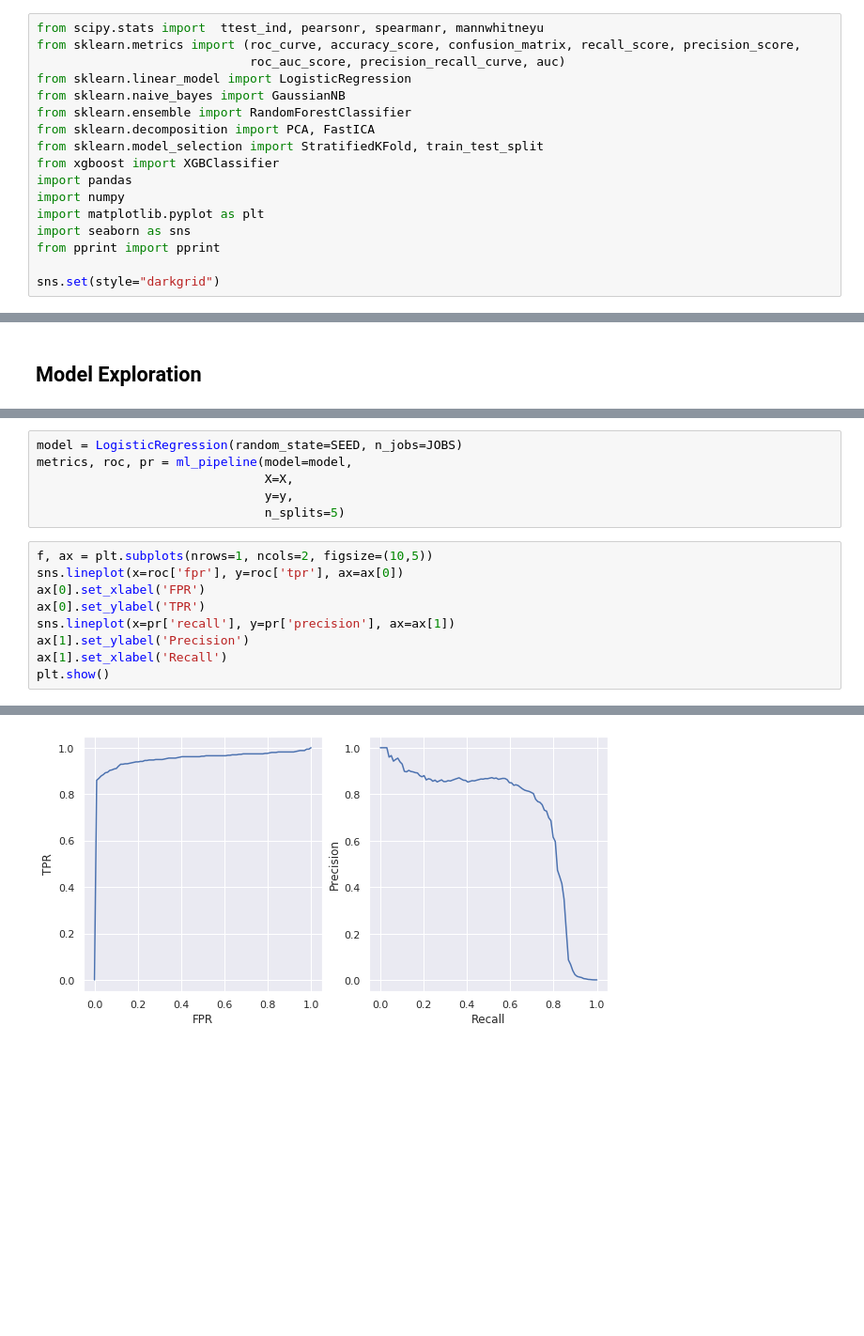
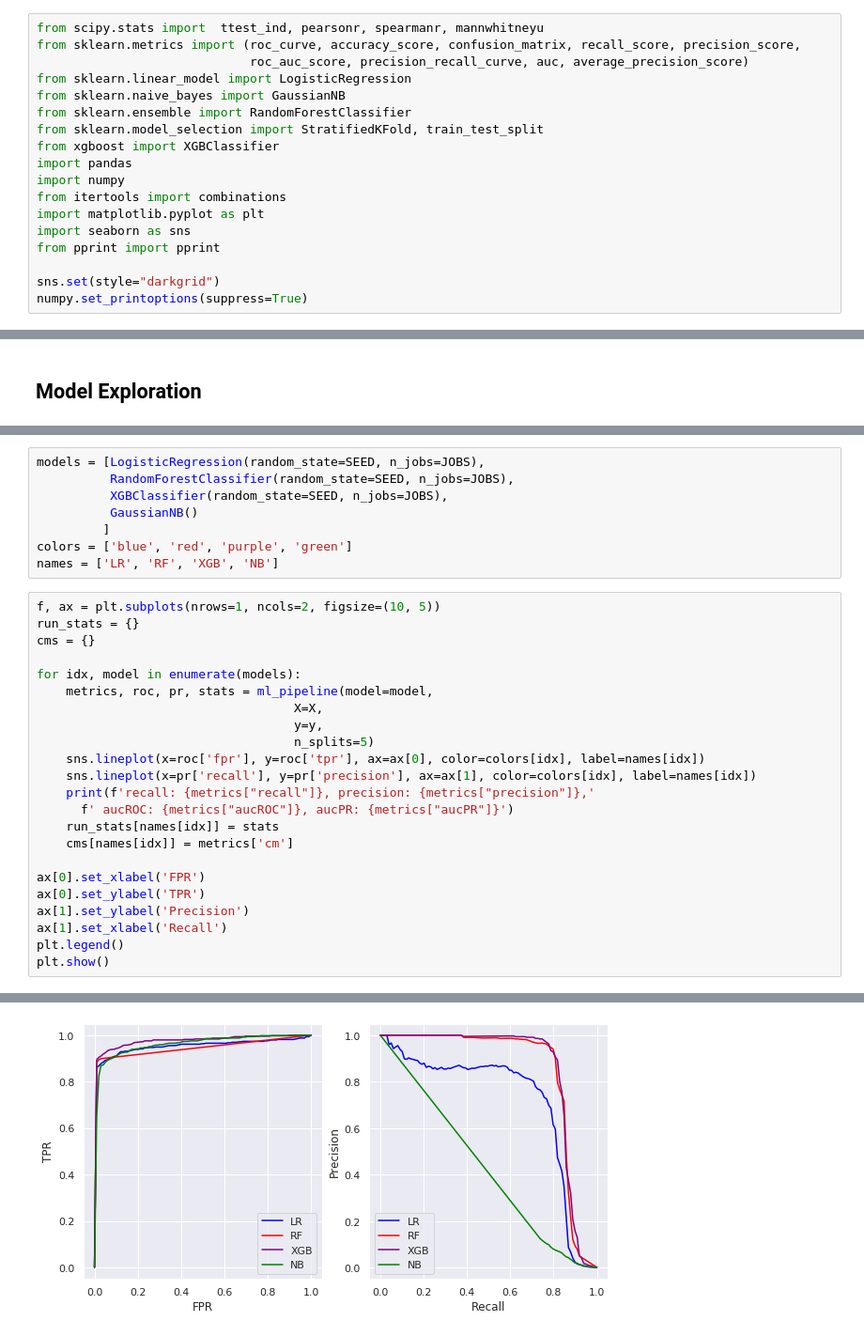
Before and after one commit to VladimirIsakov91/CreditCardFraud, a Jupyter notebook: CreditCardFraud.ipynb, the cells around one changed output, grey strips where cells are left out. Shown: that part at 94% size. Cells and saved outputs as stored; diff of their text form; blank space fills up the shorter version.

Commit message:
add models and run stats

```diff
--- a/CreditCardFraud.ipynb
+++ b/CreditCardFraud.ipynb
@@ -11,20 +11,21 @@ Kaggle dataset - https://www.kaggle.com/mlg-ulb/creditcardfraud?select=creditcar
 # %%
 from scipy.stats import  ttest_ind, pearsonr, spearmanr, mannwhitneyu
 from sklearn.metrics import (roc_curve, accuracy_score, confusion_matrix, recall_score, precision_score,
-                             roc_auc_score, precision_recall_curve, auc)
+                             roc_auc_score, precision_recall_curve, auc, average_precision_score)
 from sklearn.linear_model import LogisticRegression
 from sklearn.naive_bayes import GaussianNB
 from sklearn.ensemble import RandomForestClassifier
-from sklearn.decomposition import PCA, FastICA
 from sklearn.model_selection import StratifiedKFold, train_test_split
 from xgboost import XGBClassifier
 import pandas
 import numpy
+from itertools import combinations
 import matplotlib.pyplot as plt
 import seaborn as sns
 from pprint import pprint
 
 sns.set(style="darkgrid")
+numpy.set_printoptions(suppress=True)
 # %% [markdown]
 ## Data Exploration
 # %%
@@ -269,16 +276,32 @@ def ml_pipeline(model, X, y, n_splits):
-# %%
-model = LogisticRegression(random_state=SEED, n_jobs=JOBS)
-metrics, roc, pr = ml_pipeline(model=model,
-                               X=X,
-                               y=y,
-                               n_splits=5)
+# %%
+models = [LogisticRegression(random_state=SEED, n_jobs=JOBS),
+          RandomForestClassifier(random_state=SEED, n_jobs=JOBS),
+          XGBClassifier(random_state=SEED, n_jobs=JOBS),
+          GaussianNB()
+         ]
+colors = ['blue', 'red', 'purple', 'green']
+names = ['LR', 'RF', 'XGB', 'NB']
 # %%
-f, ax = plt.subplots(nrows=1, ncols=2, figsize=(10,5))
-sns.lineplot(x=roc['fpr'], y=roc['tpr'], ax=ax[0])
+f, ax = plt.subplots(nrows=1, ncols=2, figsize=(10, 5))
+run_stats = {}
+cms = {}
+
+for idx, model in enumerate(models):
+    metrics, roc, pr, stats = ml_pipeline(model=model,
+                                   X=X,
+                                   y=y,
+                                   n_splits=5)
+    sns.lineplot(x=roc['fpr'], y=roc['tpr'], ax=ax[0], color=colors[idx], label=names[idx])
+    sns.lineplot(x=pr['recall'], y=pr['precision'], ax=ax[1], color=colors[idx], label=names[idx])
+    print(f'recall: {metrics["recall"]}, precision: {metrics["precision"]},'
+      f' aucROC: {metrics["aucROC"]}, aucPR: {metrics["aucPR"]}')
+    run_stats[names[idx]] = stats
+    cms[names[idx]] = metrics['cm']
+
 ax[0].set_xlabel('FPR')
 ax[0].set_ylabel('TPR')
-sns.lineplot(x=pr['recall'], y=pr['precision'], ax=ax[1])
 ax[1].set_ylabel('Precision')
 ax[1].set_xlabel('Recall')
+plt.legend()
 plt.show()
 # %% [output]
@@ -285 +312 @@ plt.show()
-[figure, old version]
+[figure, new version]
```
Also changed, not shown: parts of 5 cells of this notebook.
